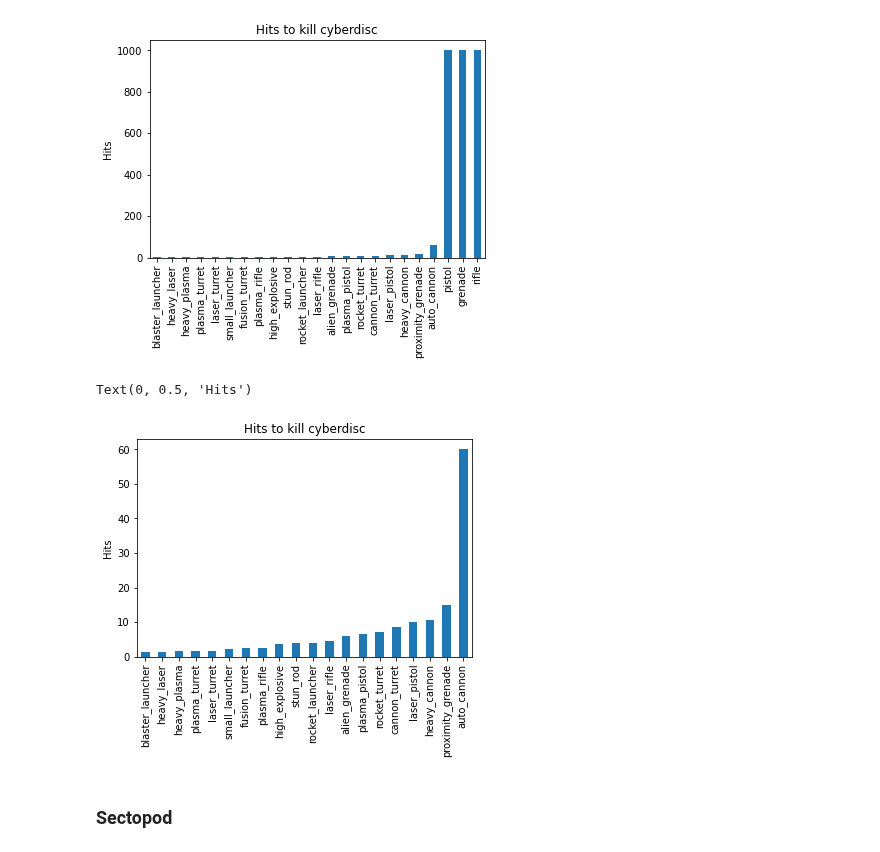
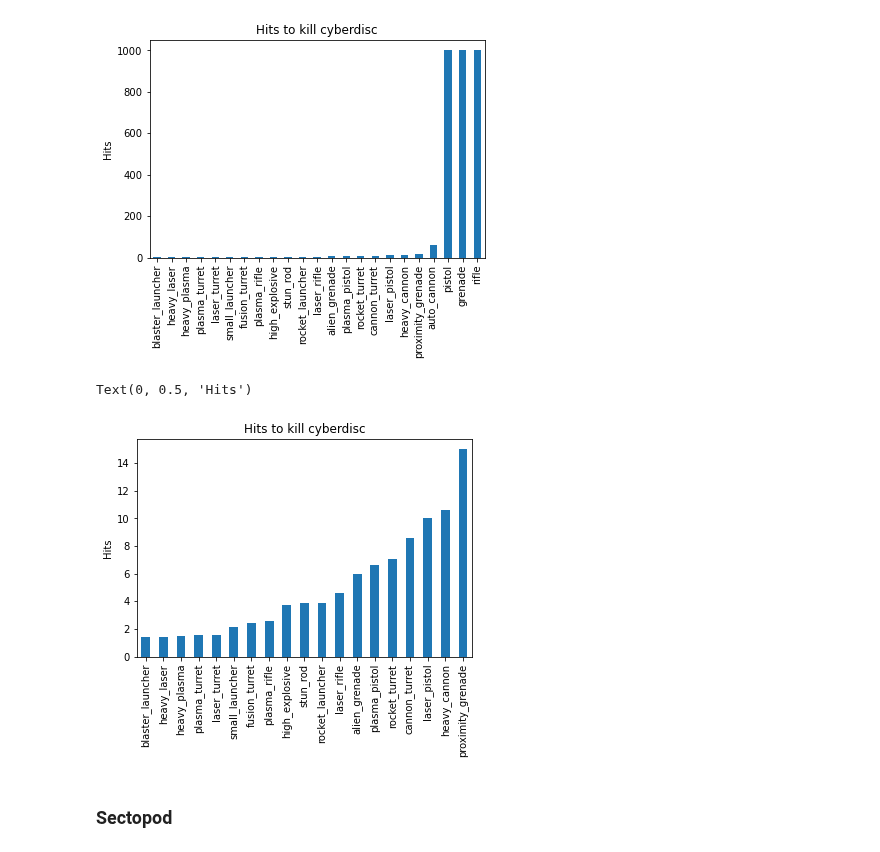
Before and after one commit to Bernardo-MG/xcom-analysis-jupyter-notebook, a Jupyter notebook: enemy_unknown/enemy_survivability.ipynb, the cells around one changed output. Drawn from its saved outputs; the diff is of its cells as text; code cells hidden in the pictures.

```diff
--- a/enemy_unknown/enemy_survivability.ipynb
+++ b/enemy_unknown/enemy_survivability.ipynb
@@ -376,12 +383,12 @@ ax.set_ylabel("Hits")
 Text(0, 0.5, 'Hits')
 [figure]
 # %%
-ax = hits_to_kill_graph[hits_to_kill_graph["hits_to_kill"] < 200].plot.bar(title="Hits to kill cyberdisc", legend=False)
+ax = hits_to_kill_graph[hits_to_kill_graph["hits_to_kill"] < 60].plot.bar(title="Hits to kill cyberdisc", legend=False)
 ax.xaxis.get_label().set_visible(False)
 ax.set_ylabel("Hits")
 # %% [output]
 Text(0, 0.5, 'Hits')
-[figure, old version]
+[figure, new version]
 # %% [markdown]
 ### Sectopod
 # %%
```
Also changed, not shown: parts of 6 cells of this notebook, 1 other file.
